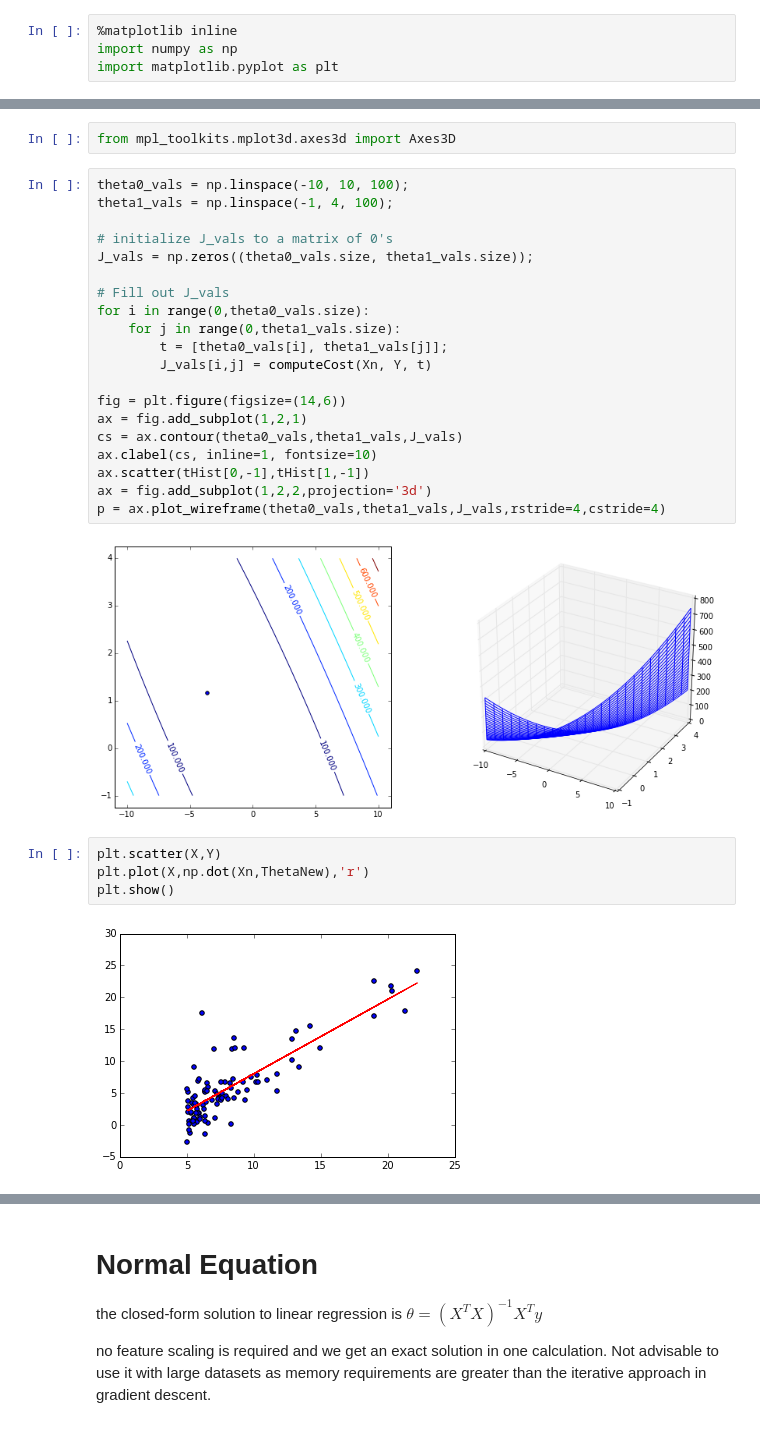
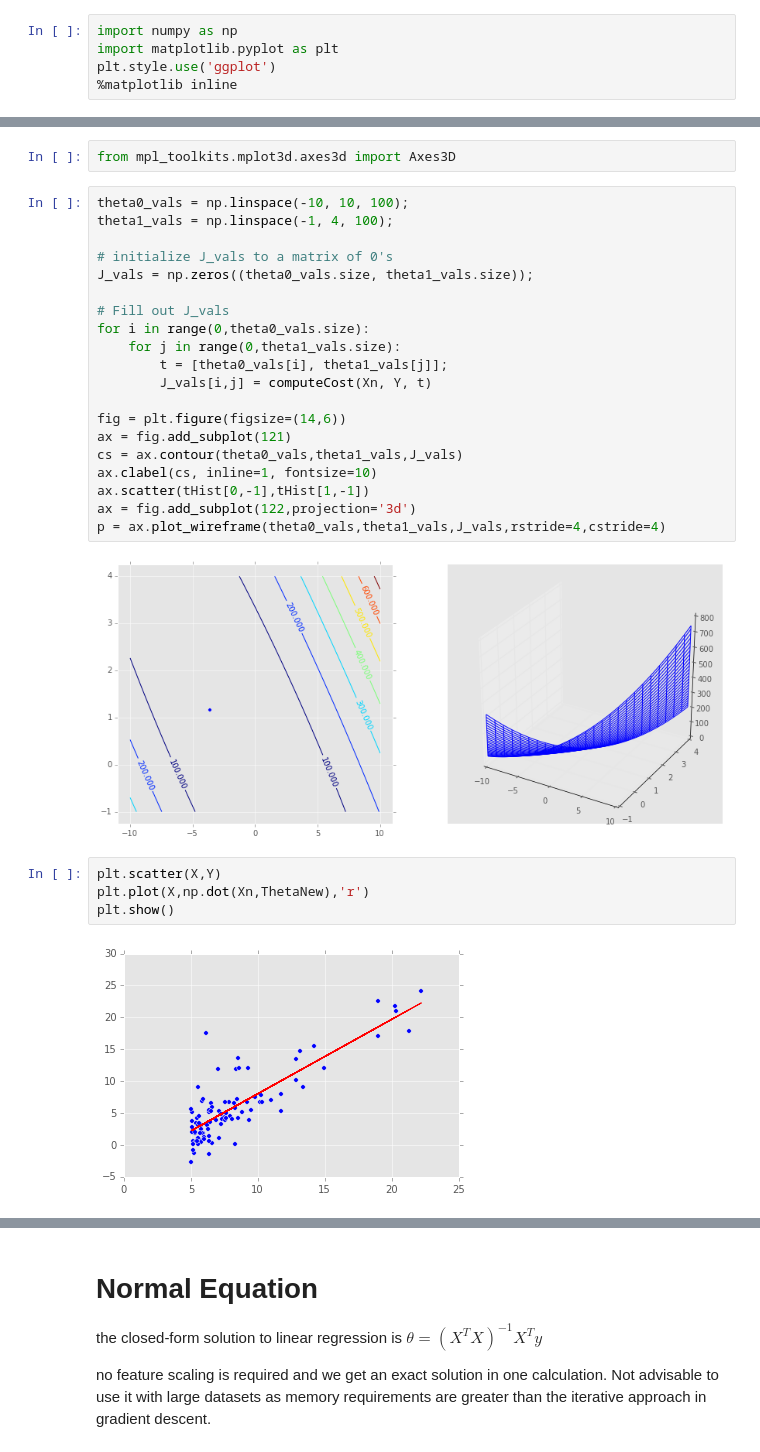
Before and after one commit to btq/Machine-Learning-Python, a Jupyter notebook: ML_py01_LinReg.ipynb, the cells around one changed output, grey strips where cells are left out. Saved outputs shown, nothing was run; the diff lists cells and outputs as text.

```diff
--- a/ML_py01_LinReg.ipynb
+++ b/ML_py01_LinReg.ipynb
@@ -6,7 +6,8 @@ In this first part, I will implement linear regression with one variable to pred
 
 I will use numpy and matplotlib for this exercise, so import them:
 # %%
-%matplotlib inline
 import numpy as np
 import matplotlib.pyplot as plt
+plt.style.use('ggplot')
+%matplotlib inline
 # %% [markdown]
@@ -122,31 +119,31 @@ from mpl_toolkits.mplot3d.axes3d import Axes3D
 # %%
 theta0_vals = np.linspace(-10, 10, 100);
 theta1_vals = np.linspace(-1, 4, 100);
 
 # initialize J_vals to a matrix of 0's
 J_vals = np.zeros((theta0_vals.size, theta1_vals.size));
 
 # Fill out J_vals
 for i in range(0,theta0_vals.size):
     for j in range(0,theta1_vals.size):
         t = [theta0_vals[i], theta1_vals[j]];
         J_vals[i,j] = computeCost(Xn, Y, t)
 
 fig = plt.figure(figsize=(14,6))
-ax = fig.add_subplot(1,2,1)
+ax = fig.add_subplot(121)
 cs = ax.contour(theta0_vals,theta1_vals,J_vals)
 ax.clabel(cs, inline=1, fontsize=10)
 ax.scatter(tHist[0,-1],tHist[1,-1])
-ax = fig.add_subplot(1,2,2,projection='3d')
+ax = fig.add_subplot(122,projection='3d')
 p = ax.plot_wireframe(theta0_vals,theta1_vals,J_vals,rstride=4,cstride=4)
 # %% [output]
-[figure, old version]
+[figure, new version]
 # %%
 plt.scatter(X,Y)
 plt.plot(X,np.dot(Xn,ThetaNew),'r')
 plt.show()
 # %% [output]
-[figure, old version]
+[figure, new version]
 # %%
 Theta = np.zeros((2,))
 ThetaNew,jHist,tHist = gradientDescent(Xn,Y,Theta,alpha,iterations)
```
Also changed, not shown: parts of 13 cells of this notebook, 1 other file.
